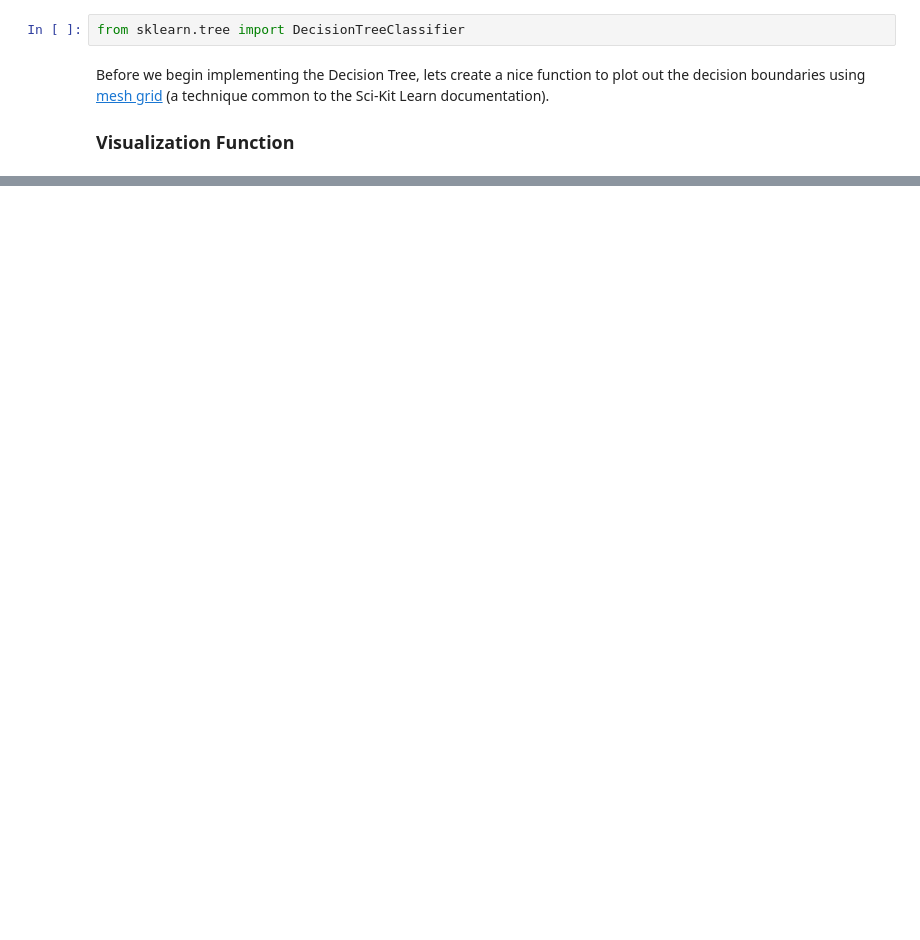
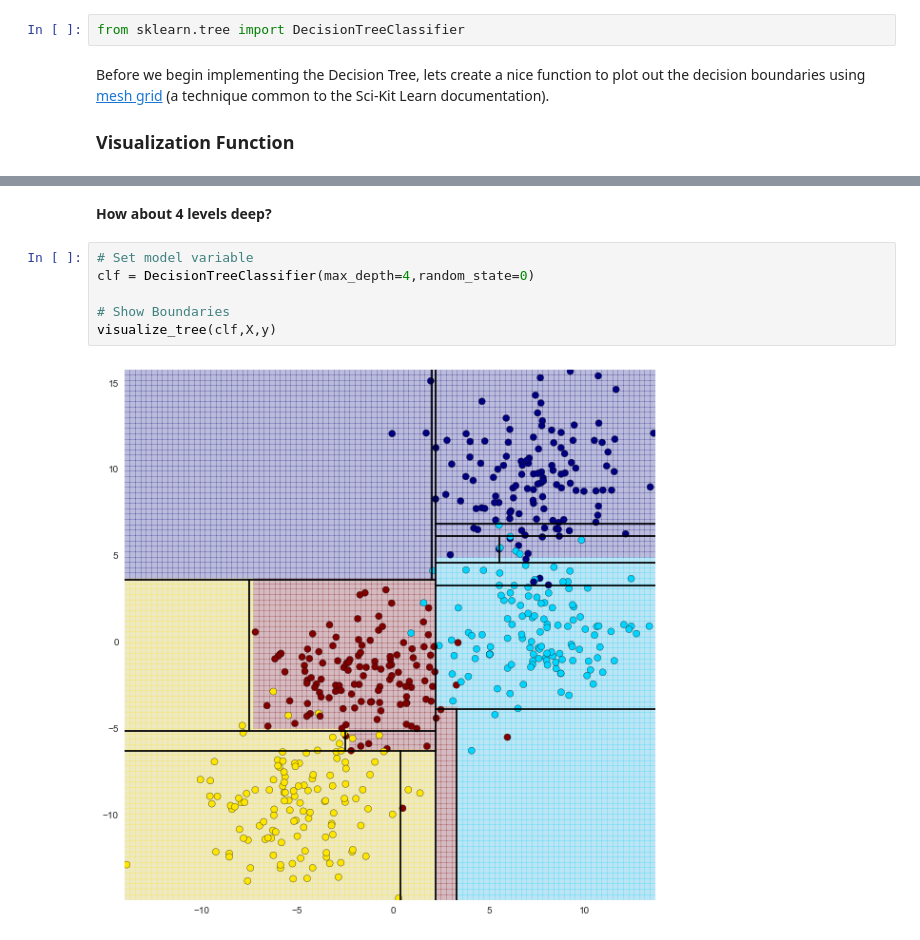
Before and after one commit to jmportilla/Udemy---Machine-Learning, a Jupyter notebook: Decision Trees and Random Forests.ipynb, the cells around one changed output, grey strips where cells are left out. Saved outputs shown, nothing was run; the diff lists cells and outputs as text; blank space fills up the shorter version.

```diff
--- a/Decision Trees and Random Forests.ipynb
+++ b/Decision Trees and Random Forests.ipynb
@@ -111,0 +125,10 @@ visualize_tree(clf,X,y)
+# %% [markdown]
+**How about 4 levels deep?**
+# %%
+# Set model variable
+clf = DecisionTreeClassifier(max_depth=4,random_state=0)
+
+# Show Boundaries
+visualize_tree(clf,X,y)
+# %% [output]
+[figure, added]
```
Also changed, not shown: parts of 13 cells of this notebook.
